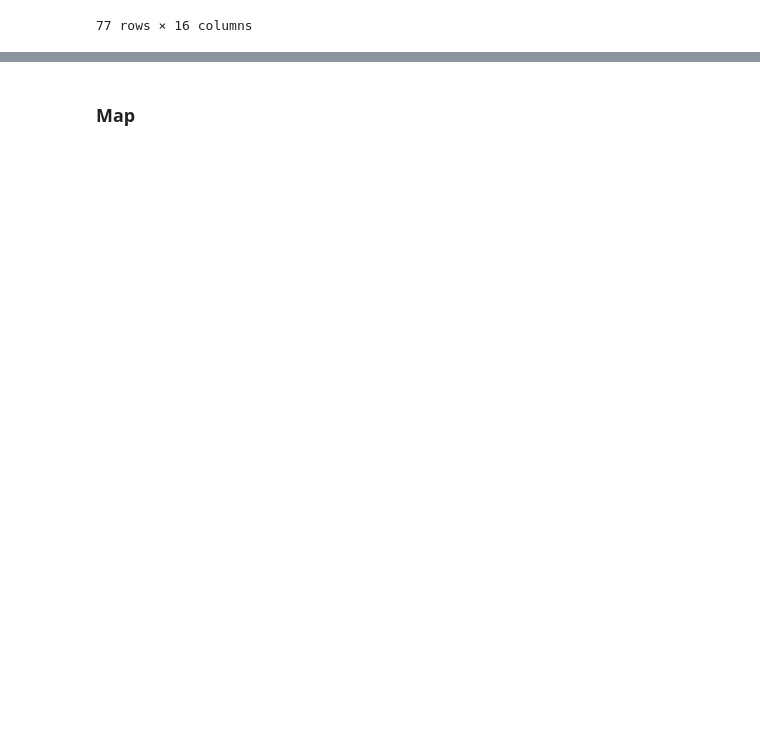
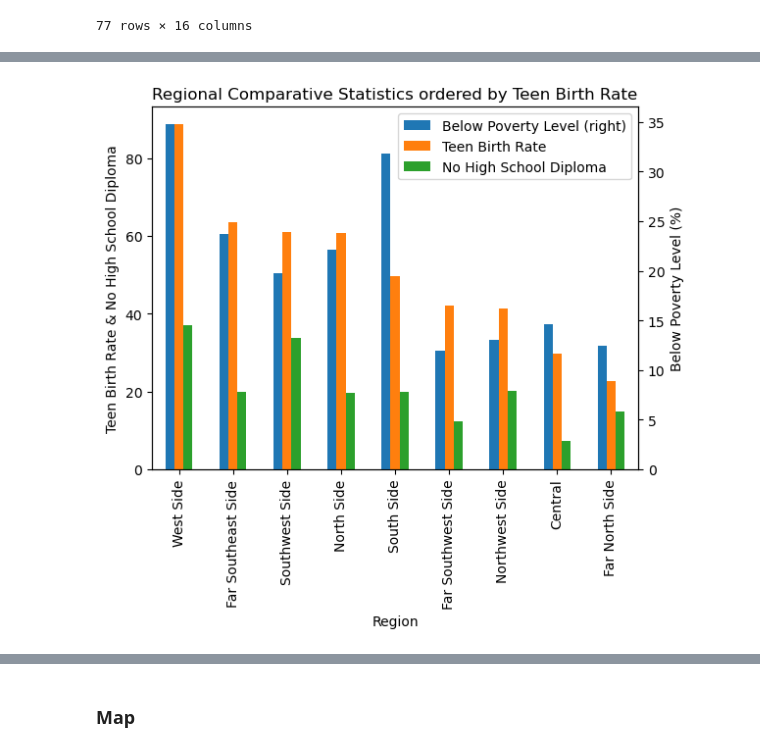
Before and after one commit to jroelofsz/Project1, a Jupyter notebook: main.ipynb, the cells around one changed output, grey strips where cells are left out. Saved outputs shown, nothing was run; the diff lists cells and outputs as text; code cells hidden in the pictures; blank space fills up the shorter version.

```diff
--- a/main.ipynb
+++ b/main.ipynb
@@ -100,0 +196,6 @@ Sarika
+# %%
+# Grouping data into Regions to focus on high-need Regions
+Region_df= clean_df .groupby("Region")[["Teen Birth Rate","No High School Diploma", "Below Poverty Level"]].mean()
+Region_TPE= Region_df.reset_index()
+Region_TPE.sort_values(by="Teen Birth Rate", inplace= True, ascending=False)
+Region_TPE.reset_index().drop("index",axis=1)
@@ -100,0 +213,15 @@ Sarika
+# %%
+# Plotting data by Region to determine the high-need regions to focus on reducing Teen Pregnacy Rates.
+ax= Region_TPE.plot(kind="bar",x="Region",y=["Below Poverty Level","Teen Birth Rate","No High School Diploma"], secondary_y=("Below Poverty Level"))
+#Set the title
+plt.title("Regional Comparative Statistics ordered by Teen Birth Rate")
+
+# Set the primary y-axis label
+ax.set_ylabel("Teen Birth Rate & No High School Diploma")
+
+# Set the secondary y-axis label
+ax.right_ax.set_ylabel("Below Poverty Level (%)")
+
+plt.show()
+# %% [output]
+[figure, added]
```
Also changed, not shown: parts of 33 cells of this notebook, 1 other file.
